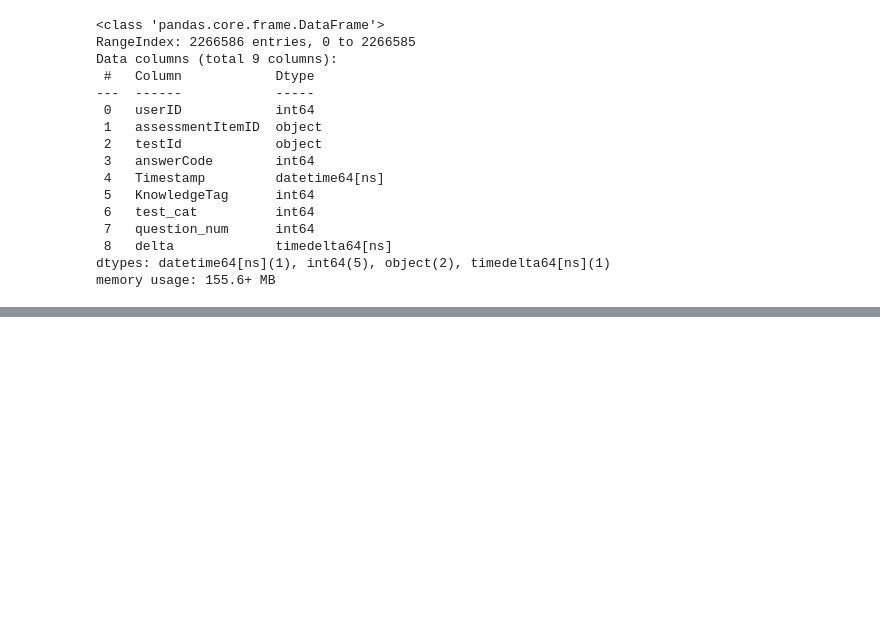
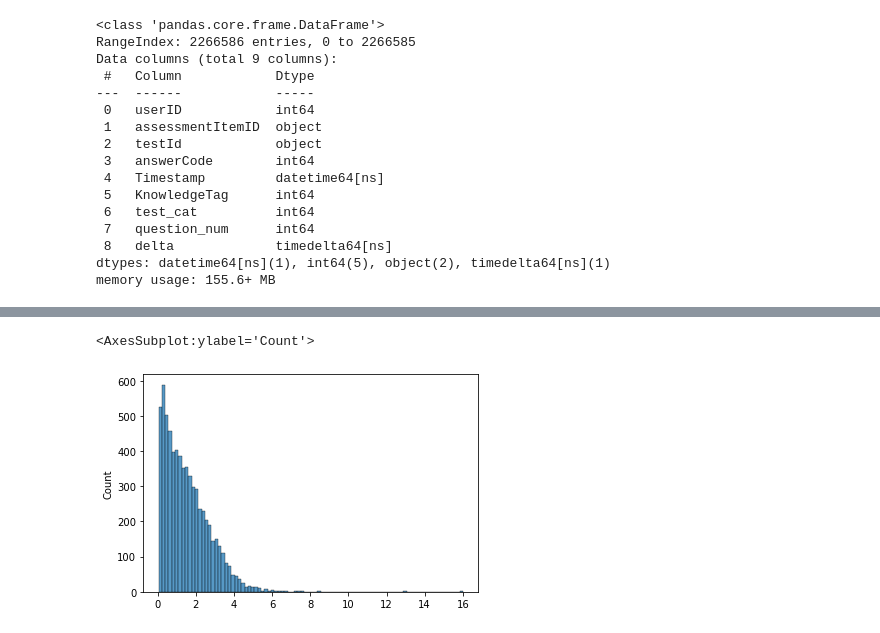
Before and after one commit to bcaitech1/p4-dkt-dkdkt, a Jupyter notebook: jaepil/eda.ipynb, the cells around one changed output, grey strips where cells are left out. Saved outputs shown, nothing was run; the diff lists cells and outputs as text; code cells hidden in the pictures; blank space fills up the shorter version.

```diff
--- a/jaepil/eda.ipynb
+++ b/jaepil/eda.ipynb
@@ -328,0 +374,6 @@ memory usage: 155.6+ MB
+# %%
+# 학생별 i-Scream 플랫폼 이용기간 중 일평균 푼 문제수
+sns.histplot(stu_groupby_agg.assessmentItemID / stu_groupby_agg.Timestamp)
+# %% [output]
+<AxesSubplot:ylabel='Count'>
+[figure, added]
```
Also changed, not shown: parts of 27 cells of this notebook.
